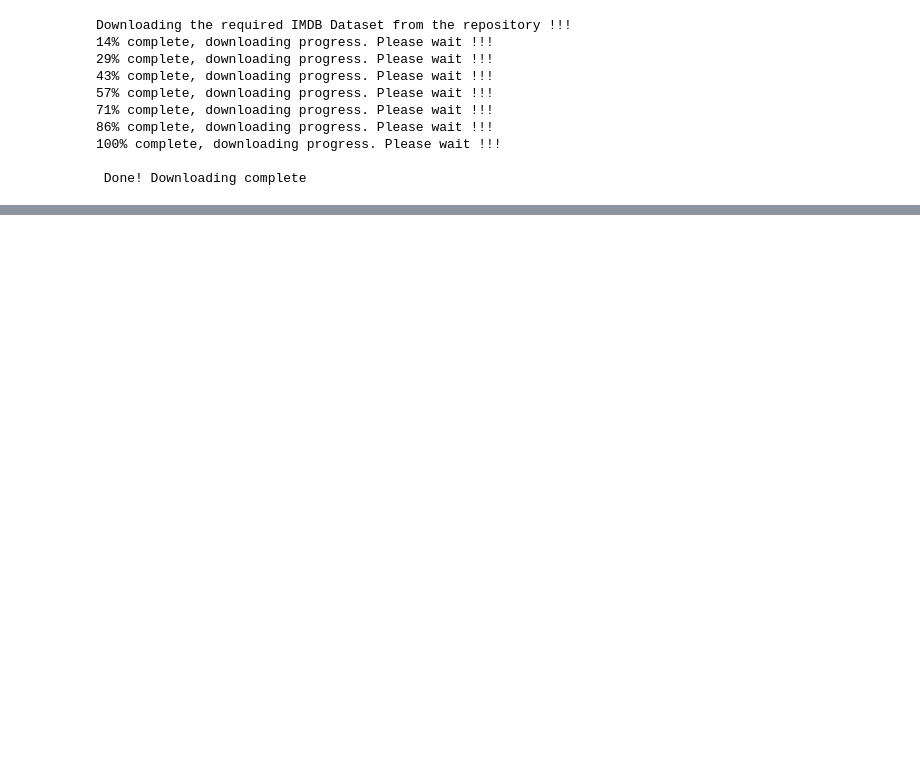
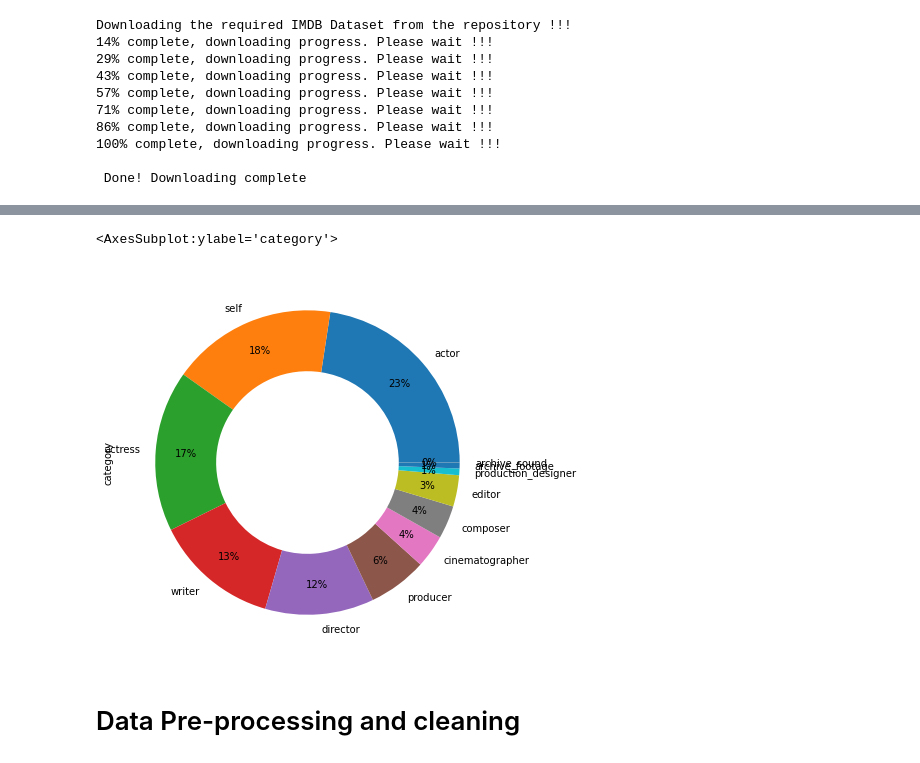
Before and after one commit to shivabansal1046/BITSAssignments, a Jupyter notebook: ML_Assignment_1/Assignment_1_Problem_4.ipynb, the cells around one changed output, grey strips where cells are left out. Saved outputs shown, nothing was run; the diff lists cells and outputs as text; code cells hidden in the pictures; blank space fills up the shorter version.

```diff
--- a/ML_Assignment_1/Assignment_1_Problem_4.ipynb
+++ b/ML_Assignment_1/Assignment_1_Problem_4.ipynb
@@ -224,0 +214,8 @@ plt.grid()
+# %%
+df_title_principals.category.value_counts().plot.pie(autopct="%.0f%%", pctdistance=0.8, figsize=(7,7),
+                                                          wedgeprops=dict(width=0.4))
+# %% [output]
+<AxesSubplot:ylabel='category'>
+[figure, added]
+# %% [markdown]
+# Data Pre-processing and cleaning
```
Also changed, not shown: parts of 77 cells of this notebook.
